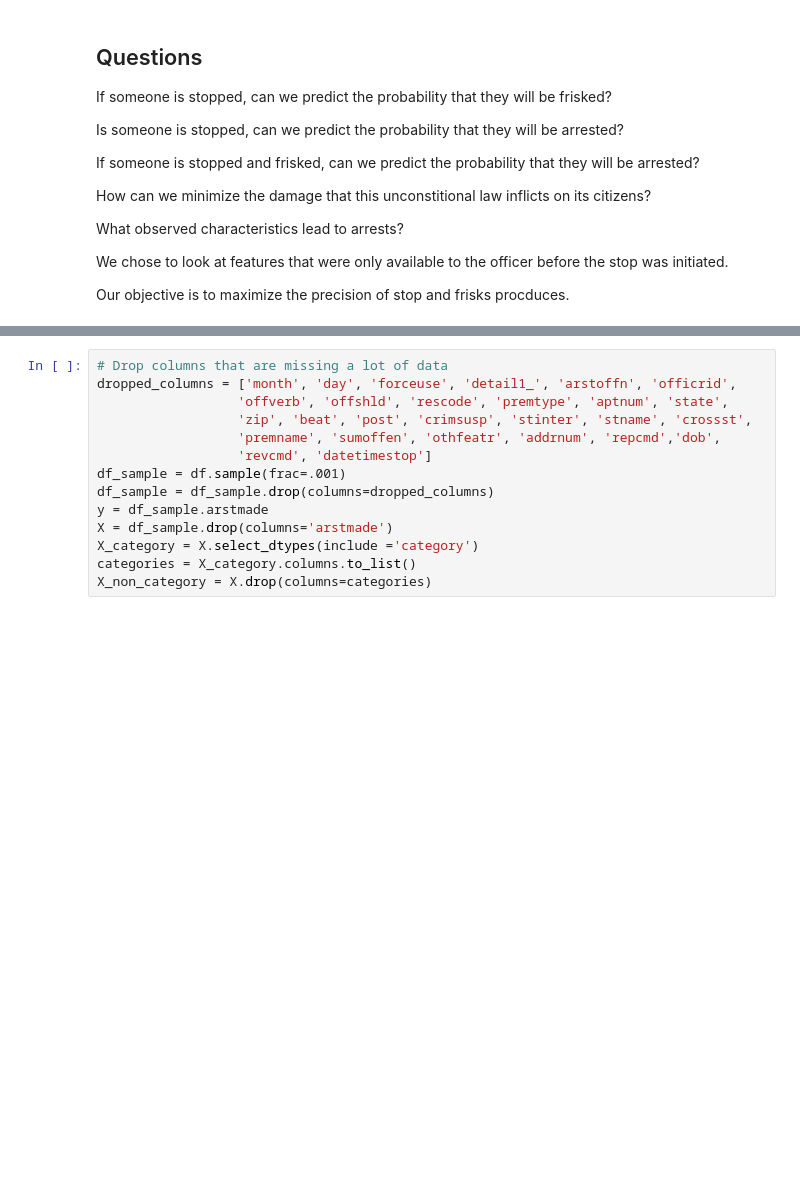
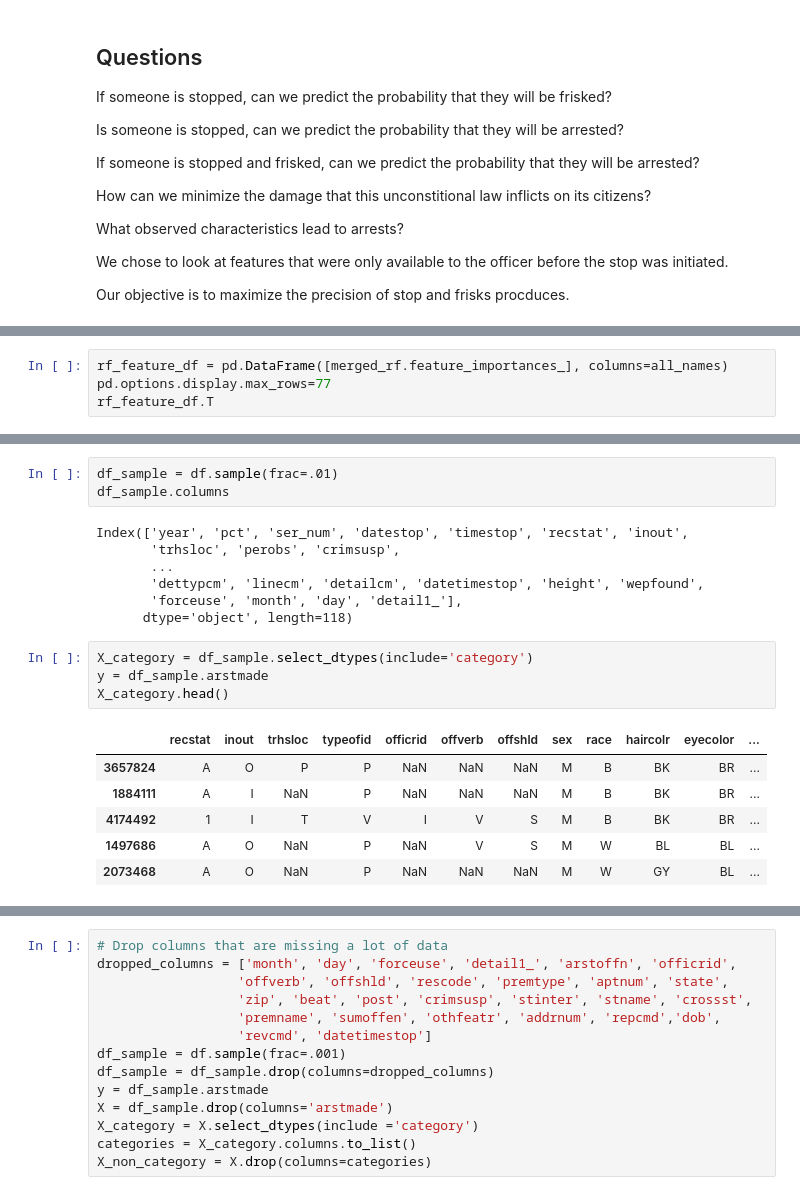
Before and after one commit to StevenDye/stop-and-frisk, a Jupyter notebook: SD_Notebook.ipynb, the cells around one changed output, grey strips where cells are left out. Drawn from its saved outputs; the diff is of its cells as text; blank space fills up the shorter version.

```diff
--- a/SD_Notebook.ipynb
+++ b/SD_Notebook.ipynb
@@ -329,0 +121,4 @@ targets = ['arstmade', 'arstoffn', 'sumissue', 'sumoffen', 'compyear', 'comppct'
+# %%
+rf_feature_df = pd.DataFrame([merged_rf.feature_importances_], columns=all_names)
+pd.options.display.max_rows=77
+rf_feature_df.T
@@ -329,0 +151,21 @@ targets = ['arstmade', 'arstoffn', 'sumissue', 'sumoffen', 'compyear', 'comppct'
+# %%
+df_sample = df.sample(frac=.01)
+df_sample.columns
+# %% [output]
+Index(['year', 'pct', 'ser_num', 'datestop', 'timestop', 'recstat', 'inout',
+       'trhsloc', 'perobs', 'crimsusp',
+       ...
+       'dettypcm', 'linecm', 'detailcm', 'datetimestop', 'height', 'wepfound',
+       'forceuse', 'month', 'day', 'detail1_'],
+      dtype='object', length=118)
+# %%
+X_category = df_sample.select_dtypes(include='category')
+y = df_sample.arstmade
+X_category.head()
+# %% [output]
+|  | recstat | inout | trhsloc | typeofid | officrid | offverb | offshld | sex | race | haircolr | eyecolor | ... |
+| 3657824 | A | O | P | P | NaN | NaN | NaN | M | B | BK | BR | ... |
+| 1884111 | A | I | NaN | P | NaN | NaN | NaN | M | B | BK | BR | ... |
+| 4174492 | 1 | I | T | V | I | V | S | M | B | BK | BR | ... |
+| 1497686 | A | O | NaN | P | NaN | V | S | M | W | BL | BL | ... |
+| 2073468 | A | O | NaN | P | NaN | NaN | NaN | M | W | GY | BL | ... |
```
Also changed, not shown: parts of 83 cells of this notebook, 1 other file.
